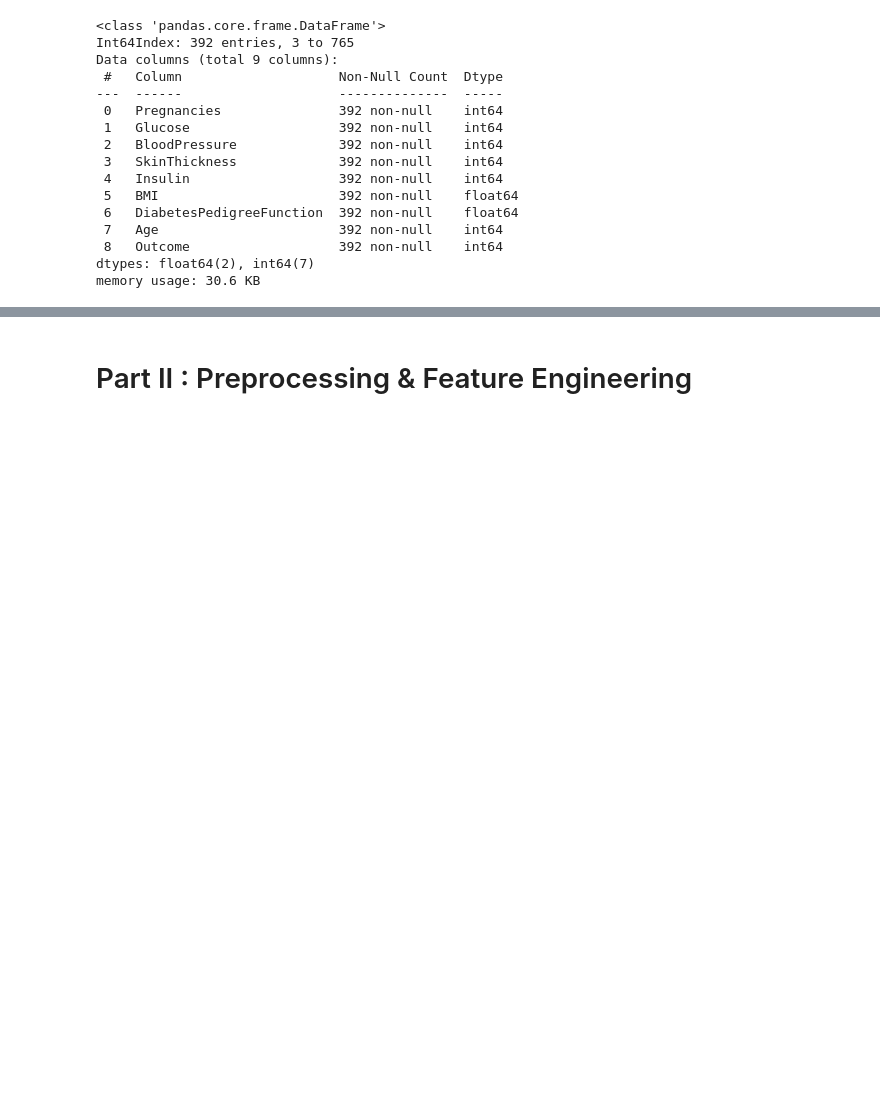
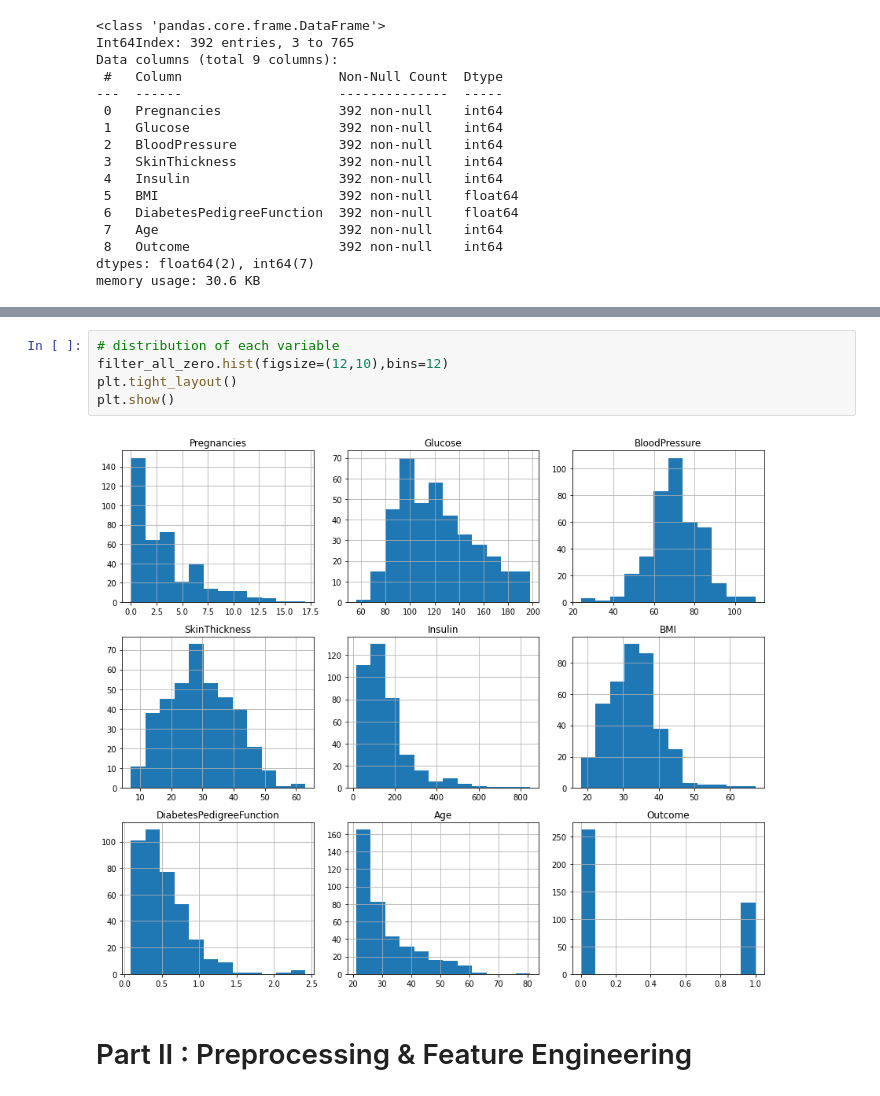
Before and after one commit to maybester/Supervised-Learning-Project, a Jupyter notebook: Supervised Learning - Project.ipynb, the cells around one changed output, grey strips where cells are left out. Cells and saved outputs as stored; diff of their text form; blank space fills up the shorter version.

```diff
--- a/Supervised Learning - Project.ipynb
+++ b/Supervised Learning - Project.ipynb
@@ -165,3 +205,10 @@ filter_all_zero[filter_all_zero['Outcome'] == 0].describe()
+# %%
+# distribution of each variable
+filter_all_zero.hist(figsize=(12,10),bins=12)
+plt.tight_layout()
+plt.show()
+# %% [output]
+[figure, added]
 # %% [markdown]
 # Part II : Preprocessing & Feature Engineering
 # %% [markdown]
```
Also changed, not shown: parts of 6 cells of this notebook.
